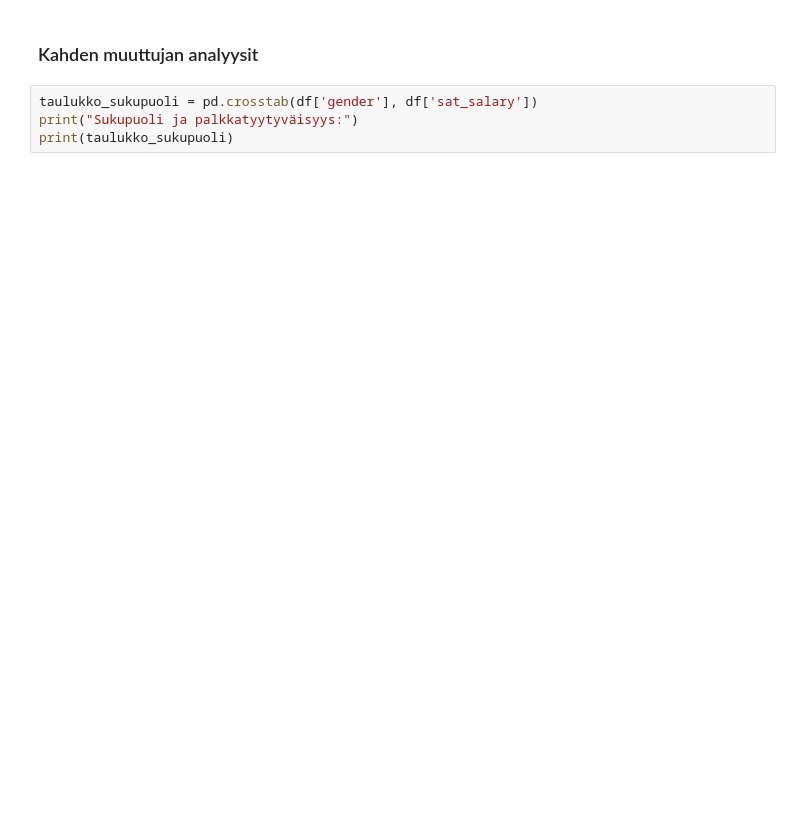
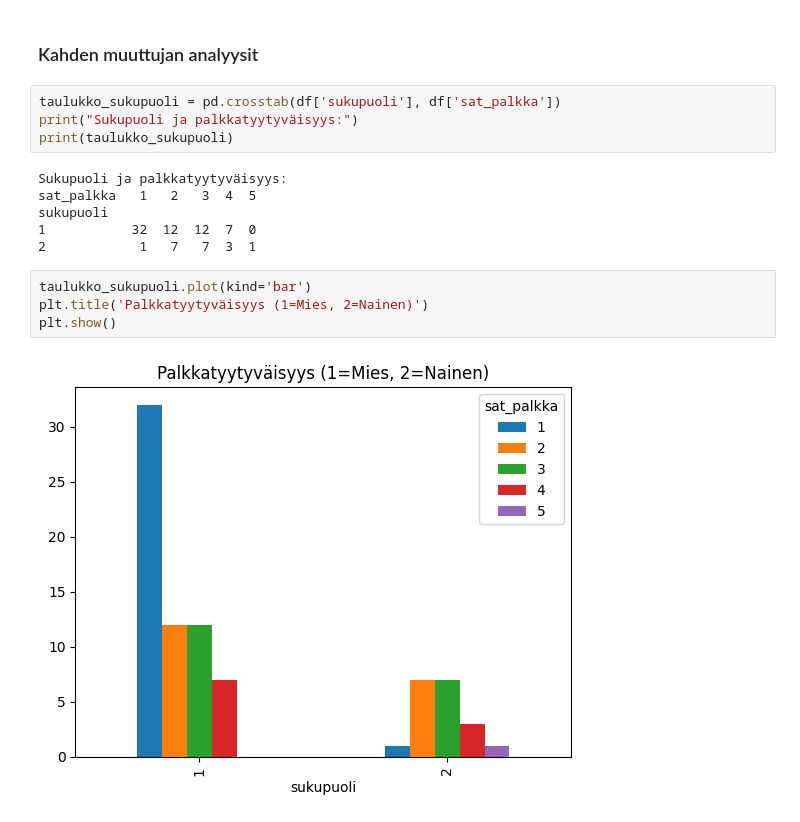
Before and after one commit to Stuffe1/python-analyysi, a Jupyter notebook: Notebook.ipynb, the cells around one changed output. Cells and saved outputs as stored; diff of their text form; blank space fills up the shorter version.

```diff
--- a/Notebook.ipynb
+++ b/Notebook.ipynb
@@ -85,6 +117,18 @@ plt.show()
 # %% [markdown]
 ### Kahden muuttujan analyysit
 # %%
-taulukko_sukupuoli = pd.crosstab(df['gender'], df['sat_salary'])
+taulukko_sukupuoli = pd.crosstab(df['sukupuoli'], df['sat_palkka'])
 print("Sukupuoli ja palkkatyytyväisyys:")
 print(taulukko_sukupuoli)
+# %% [output]
+Sukupuoli ja palkkatyytyväisyys:
+sat_palkka   1   2   3  4  5
+sukupuoli
+1           32  12  12  7  0
+2            1   7   7  3  1
+# %%
+taulukko_sukupuoli.plot(kind='bar')
+plt.title('Palkkatyytyväisyys (1=Mies, 2=Nainen)')
+plt.show()
+# %% [output]
+[figure, added]
```
Also changed, not shown: parts of 18 cells of this notebook.
